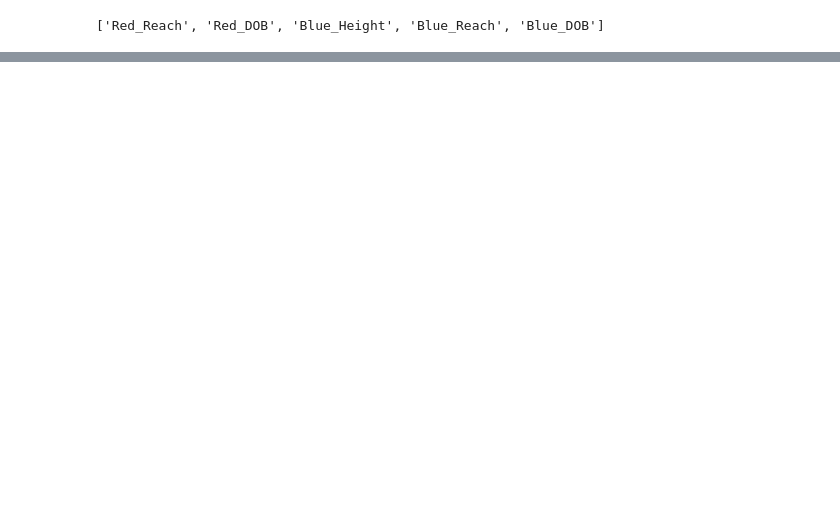
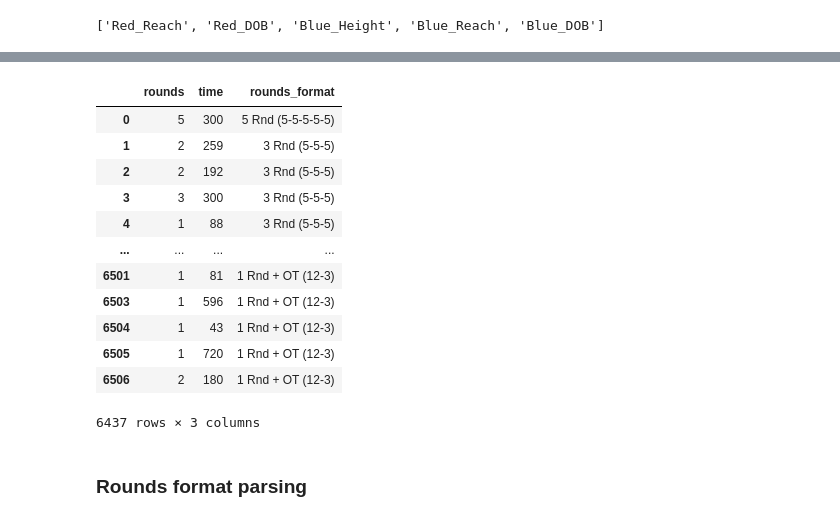
Before and after one commit to isaevrom/UFC-model, a Jupyter notebook: src/data_cleaning/clean_data_two.ipynb, the cells around one changed output, grey strips where cells are left out. Cells and saved outputs as stored; diff of their text form; code cells hidden in the pictures; blank space fills up the shorter version.

```diff
--- a/src/data_cleaning/clean_data_two.ipynb
+++ b/src/data_cleaning/clean_data_two.ipynb
@@ -310,0 +481,4 @@ mean_lb_weight
+# %%
+colors = ['Red_', 'Blue_']
+for color in colors:
+    df[color + 'Winrate'] = record_to_ratio(df, color)
@@ -310,0 +489,10 @@ mean_lb_weight
+# %%
+def get_kg_weight(df, color):
+    return df[color + 'Weight'].str.split(' ').str[0].apply(
+        lambda x: round(float(x)/2.20462, 1)
+    )
+# %%
+# df['Red_Weight'].str.split(' ').str[0].apply(lambda x: round(float(x)/2.20462, 1))
+colors = ['Red_', 'Blue_']
+for color in colors:
+    df[color + 'Weight'] = get_kg_weight(df, color)
@@ -310,0 +525,3 @@ mean_lb_weight
+# %%
+df['time'] = df['time'].apply(lambda x: x.split(':')).apply(lambda x: 60*int(x[0]) + int(x[1]))
+df['time']
@@ -310,0 +541,18 @@ mean_lb_weight
+# %%
+df[['rounds', 'time', 'rounds_format']]
+# %% [output]
+|  | rounds | time | rounds_format |
+| 0 | 5 | 300 | 5 Rnd (5-5-5-5-5) |
+| 1 | 2 | 259 | 3 Rnd (5-5-5) |
+| 2 | 2 | 192 | 3 Rnd (5-5-5) |
+| 3 | 3 | 300 | 3 Rnd (5-5-5) |
+| 4 | 1 | 88 | 3 Rnd (5-5-5) |
+| ... | ... | ... | ... |
+| 6501 | 1 | 81 | 1 Rnd + OT (12-3) |
+| 6503 | 1 | 596 | 1 Rnd + OT (12-3) |
+| 6504 | 1 | 43 | 1 Rnd + OT (12-3) |
+| 6505 | 1 | 720 | 1 Rnd + OT (12-3) |
+| 6506 | 2 | 180 | 1 Rnd + OT (12-3) |
+6437 rows × 3 columns
+# %% [markdown]
+### Rounds format parsing
```
Also changed, not shown: parts of 61 cells of this notebook, 1 other file.
